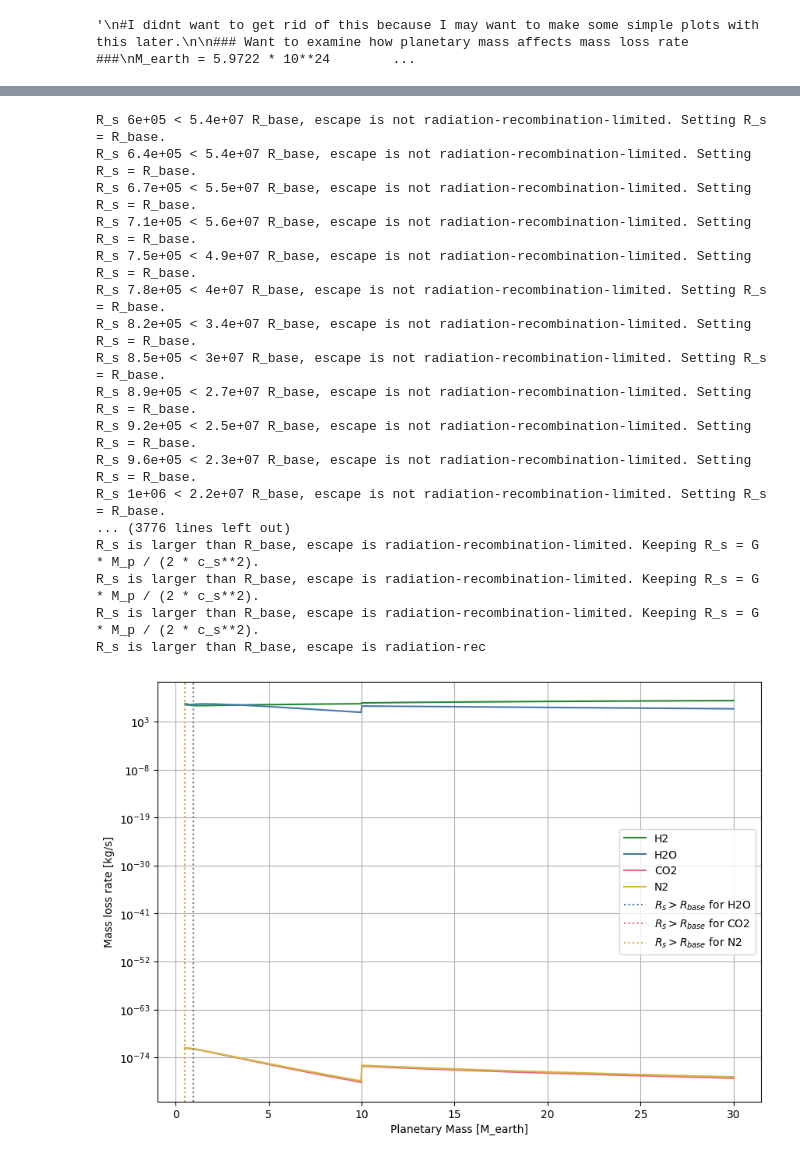
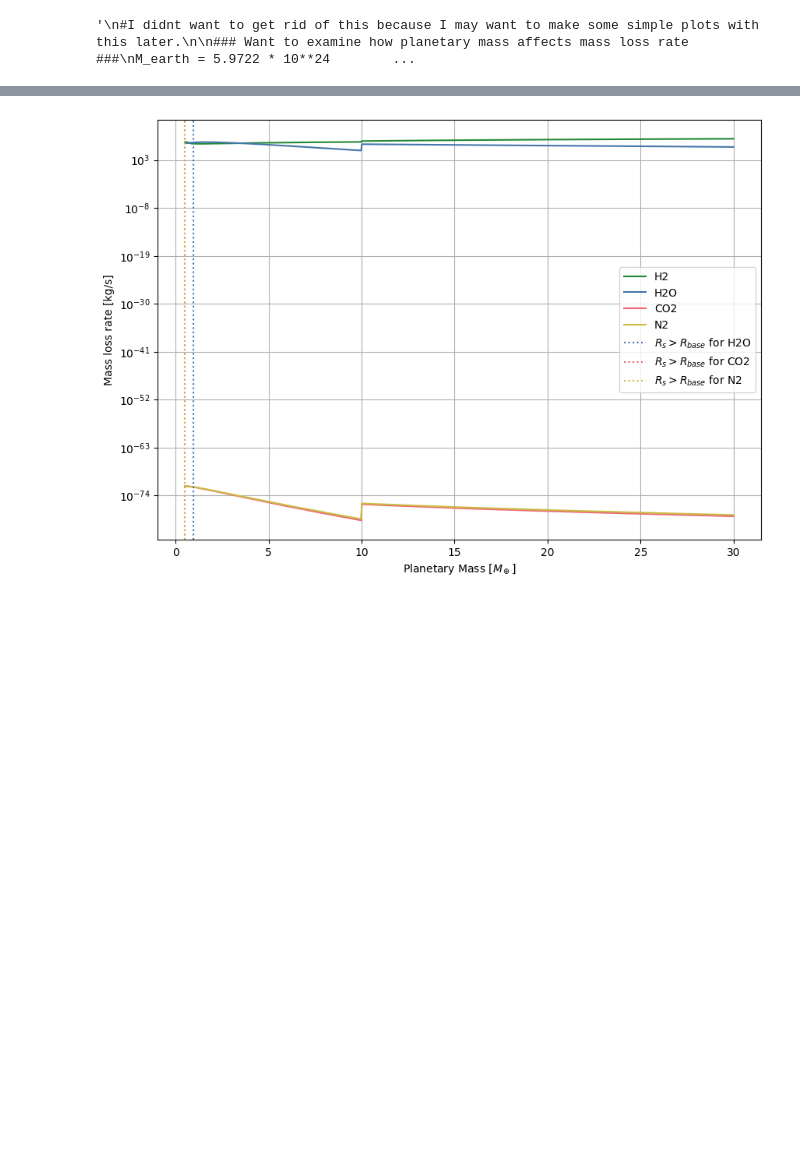
Before and after one commit to FormingWorlds/BScProjectAtmosphericEscape, a Jupyter notebook: plots/results_safari.ipynb, the cells around one changed output, grey strips where cells are left out. Saved outputs shown, nothing was run; the diff lists cells and outputs as text; code cells hidden in the pictures; blank space fills up the shorter version.

```diff
--- a/plots/results_safari.ipynb
+++ b/plots/results_safari.ipynb
@@ -307,50 +291,33 @@ atmospheres_swept_mass = {}
 
 for species in atmospheres_to_sweep_mass.keys():
     # Unpack the two values returned by the fixed function
     rates, r_break = sweep_masses(atmospheres_to_sweep_mass[species])
     atmospheres_swept_mass[species] = (rates, r_break)
 
 
 keys = list(atmospheres_swept_mass.keys())
 
 fig, ax = plt.subplots(1, 1, figsize=(10, 7))
 fig.suptitle=('Mass loss rate for different masses')
 masses = Mass_array / M_earth
 
 ax.plot(masses, atmospheres_swept_mass[keys[0]][0], label=keys[0], color='#228833')
 ax.plot(masses, atmospheres_swept_mass[keys[1]][0], label=keys[1], color='#4477AA')
 ax.plot(masses, atmospheres_swept_mass[keys[2]][0], label=keys[2], color='#EE6677')
 ax.plot(masses, atmospheres_swept_mass[keys[3]][0], label=keys[3], color='#CCBB44')
 colours = ['#228833', '#4477AA', '#EE6677', '#CCBB44']
 for i, ele in enumerate(keys):
     regime_break_index = atmospheres_swept_mass[keys[i]][1]
     if regime_break_index is not None:
         ax.axvline(masses[atmospheres_swept_mass[keys[i]][1]], label=f'$R_s > R_{{base}}$ for {keys[i]}', color=colours[i], linestyle='dotted')
 
 ax.legend()
 ax.grid(True)
-ax.set_xlabel('Planetary Mass [M_earth]')
+ax.set_xlabel('Planetary Mass [$M_\oplus$]')
 ax.set_ylabel('Mass loss rate [kg/s]')
 ax.semilogy()
 plt.show()
 plt.close(fig)
 # %% [output]
-R_s 6e+05 < 5.4e+07 R_base, escape is not radiation-recombination-limited. Setting R_s = R_base.
-R_s 6.4e+05 < 5.4e+07 R_base, escape is not radiation-recombination-limited. Setting R_s = R_base.
-R_s 6.7e+05 < 5.5e+07 R_base, escape is not radiation-recombination-limited. Setting R_s = R_base.
-R_s 7.1e+05 < 5.6e+07 R_base, escape is not radiation-recombination-limited. Setting R_s = R_base.
-R_s 7.5e+05 < 4.9e+07 R_base, escape is not radiation-recombination-limited. Setting R_s = R_base.
-R_s 7.8e+05 < 4e+07 R_base, escape is not radiation-recombination-limited. Setting R_s = R_base.
-R_s 8.2e+05 < 3.4e+07 R_base, escape is not radiation-recombination-limited. Setting R_s = R_base.
-R_s 8.5e+05 < 3e+07 R_base, escape is not radiation-recombination-limited. Setting R_s = R_base.
-R_s 8.9e+05 < 2.7e+07 R_base, escape is not radiation-recombination-limited. Setting R_s = R_base.
-R_s 9.2e+05 < 2.5e+07 R_base, escape is not radiation-recombination-limited. Setting R_s = R_base.
-R_s 9.6e+05 < 2.3e+07 R_base, escape is not radiation-recombination-limited. Setting R_s = R_base.
-R_s 1e+06 < 2.2e+07 R_base, escape is not radiation-recombination-limited. Setting R_s = R_base.
-... (3776 lines left out)
-R_s is larger than R_base, escape is radiation-recombination-limited. Keeping R_s = G * M_p / (2 * c_s**2).
-R_s is larger than R_base, escape is radiation-recombination-limited. Keeping R_s = G * M_p / (2 * c_s**2).
-R_s is larger than R_base, escape is radiation-recombination-limited. Keeping R_s = G * M_p / (2 * c_s**2).
-R_s is larger than R_base, escape is radiation-rec
-[figure, old version]
+[figure, new version]
 # %%
```
Also changed, not shown: parts of 4 cells of this notebook.
